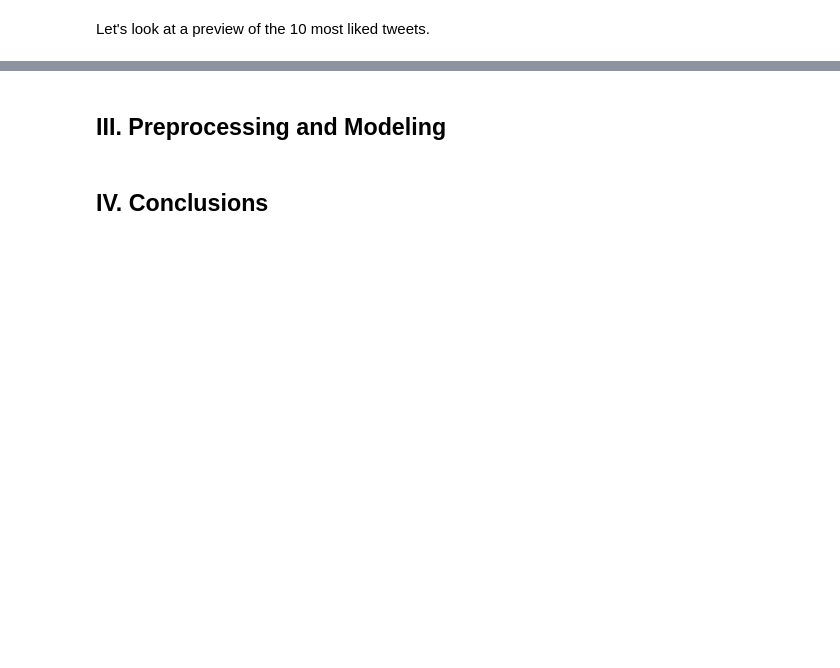
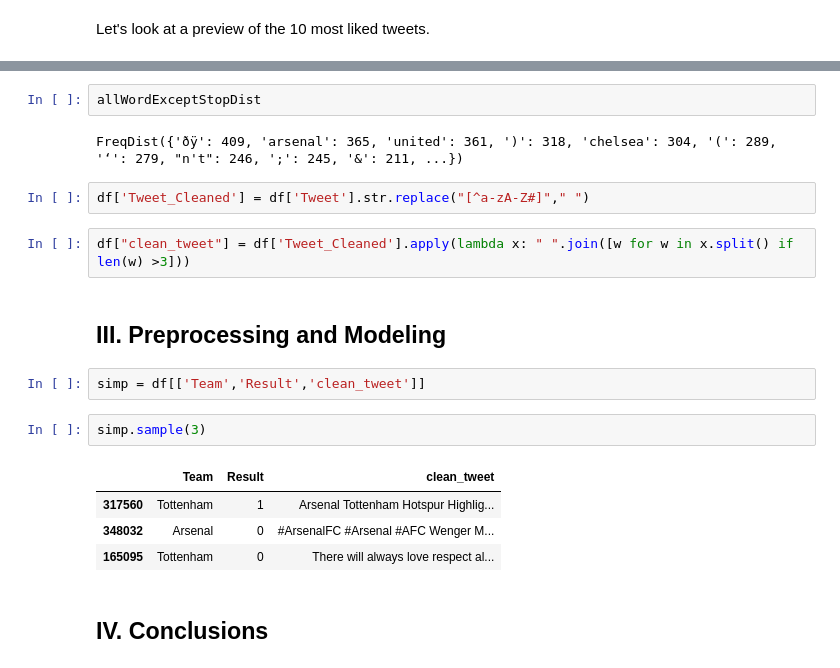
Before and after one commit to benjaminbellman/Arsenal_Sentiment_Analysis, a Jupyter notebook: Notebooks/Arsenal_Sentiment_Analysis.ipynb, the cells around one changed output, grey strips where cells are left out. Drawn from its saved outputs; the diff is of its cells as text; blank space fills up the shorter version.

```diff
--- a/Notebooks/Arsenal_Sentiment_Analysis.ipynb
+++ b/Notebooks/Arsenal_Sentiment_Analysis.ipynb
@@ -237,4 +290,21 @@ df[['Tweet','Date','TweetLikes','User']].sort_values('TweetLikes', ascending =Fa
+# %%
+allWordExceptStopDist
+# %% [output]
+FreqDist({'ðÿ': 409, 'arsenal': 365, 'united': 361, ')': 318, 'chelsea': 304, '(': 289, '‘': 279, "n't": 246, ';': 245, '&': 211, ...})
+# %%
+df['Tweet_Cleaned'] = df['Tweet'].str.replace("[^a-zA-Z#]"," ")
+# %%
+df["clean_tweet"] = df['Tweet_Cleaned'].apply(lambda x: " ".join([w for w in x.split() if len(w) >3]))
 # %% [markdown]
 ## III. Preprocessing and Modeling
+# %%
+simp = df[['Team','Result','clean_tweet']]
+# %%
+simp.sample(3)
+# %% [output]
+|  | Team | Result | clean_tweet |
+| 317560 | Tottenham | 1 | Arsenal Tottenham Hotspur Highlig... |
+| 348032 | Arsenal | 0 | #ArsenalFC #Arsenal #AFC Wenger M... |
+| 165095 | Tottenham | 0 | There will always love respect al... |
 # %% [markdown]
 ## IV. Conclusions
```
Also changed, not shown: parts of 24 cells of this notebook, 7 other files.
